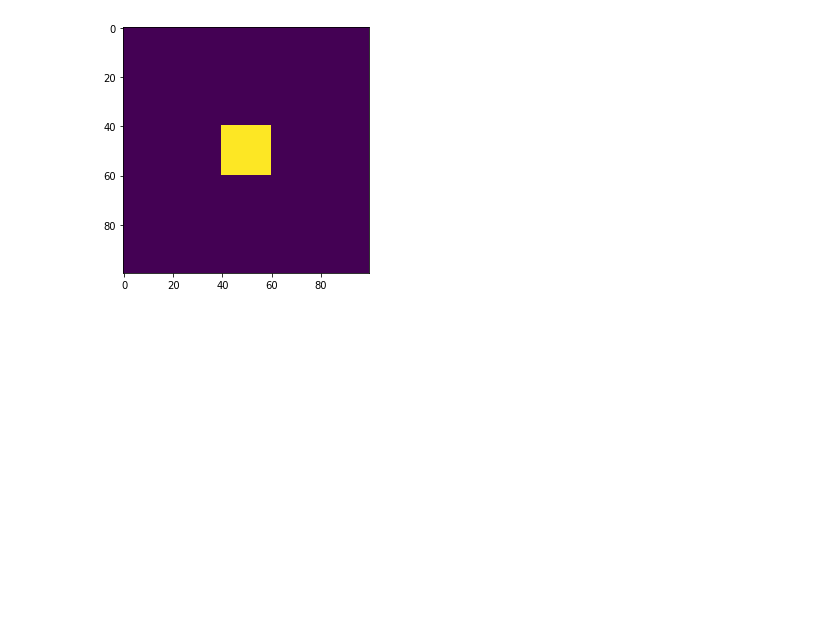
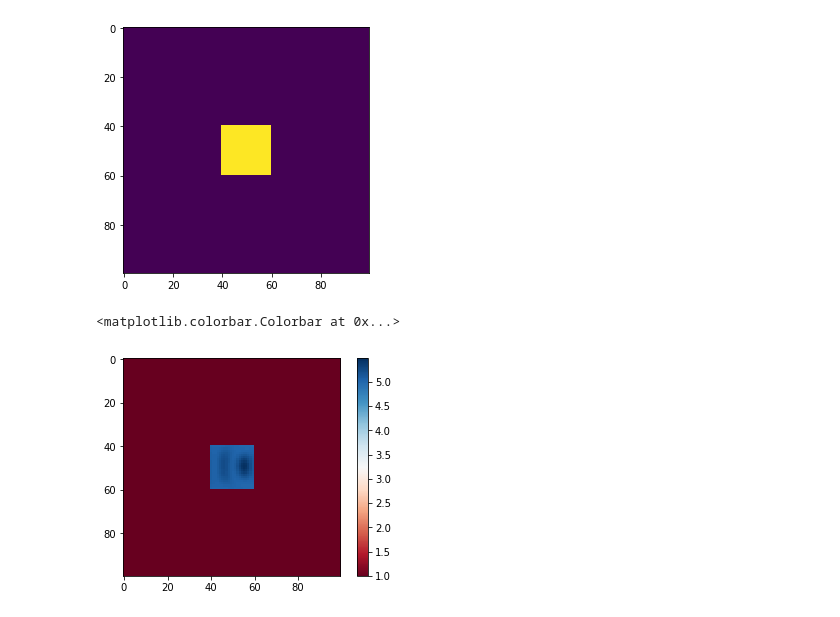
Before and after one commit to fancompute/angler, a Jupyter notebook: Main.ipynb, the cells around one changed output. Saved outputs shown, nothing was run; the diff lists cells and outputs as text; code cells hidden in the pictures; blank space fills up the shorter version.

```diff
--- a/Main.ipynb
+++ b/Main.ipynb
@@ -168,3 +189,11 @@ plt.imshow(simulation.eps_r)
 # %% [output]
 <matplotlib.image.AxesImage at 0x...>
 [figure]
+# %%
+Eprev = Ez;
+eps_nl = eps_r + (kerr_nonlinearity(Eprev)*nl_region);
+plt.imshow(eps_nl, cmap='RdBu')
+plt.colorbar()
+# %% [output]
+<matplotlib.colorbar.Colorbar at 0x...>
+[figure, added]
```
Also changed, not shown: parts of 8 cells of this notebook, 1 other file.
